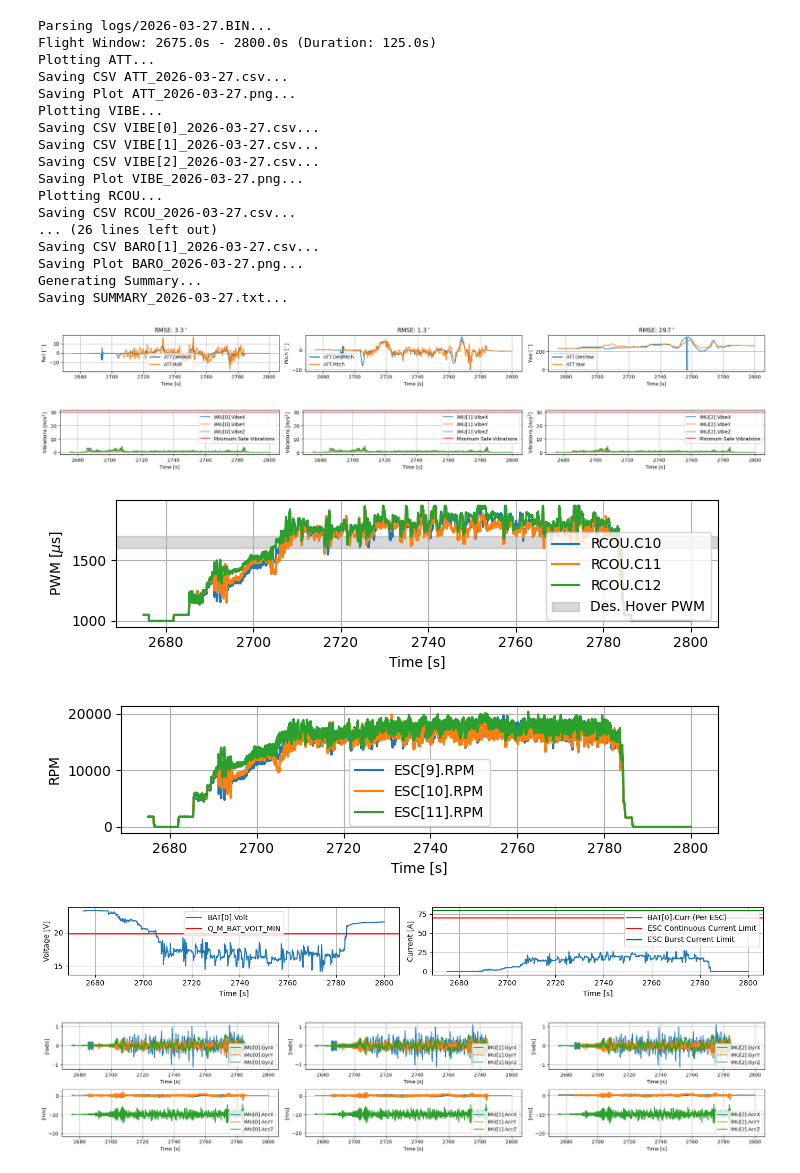
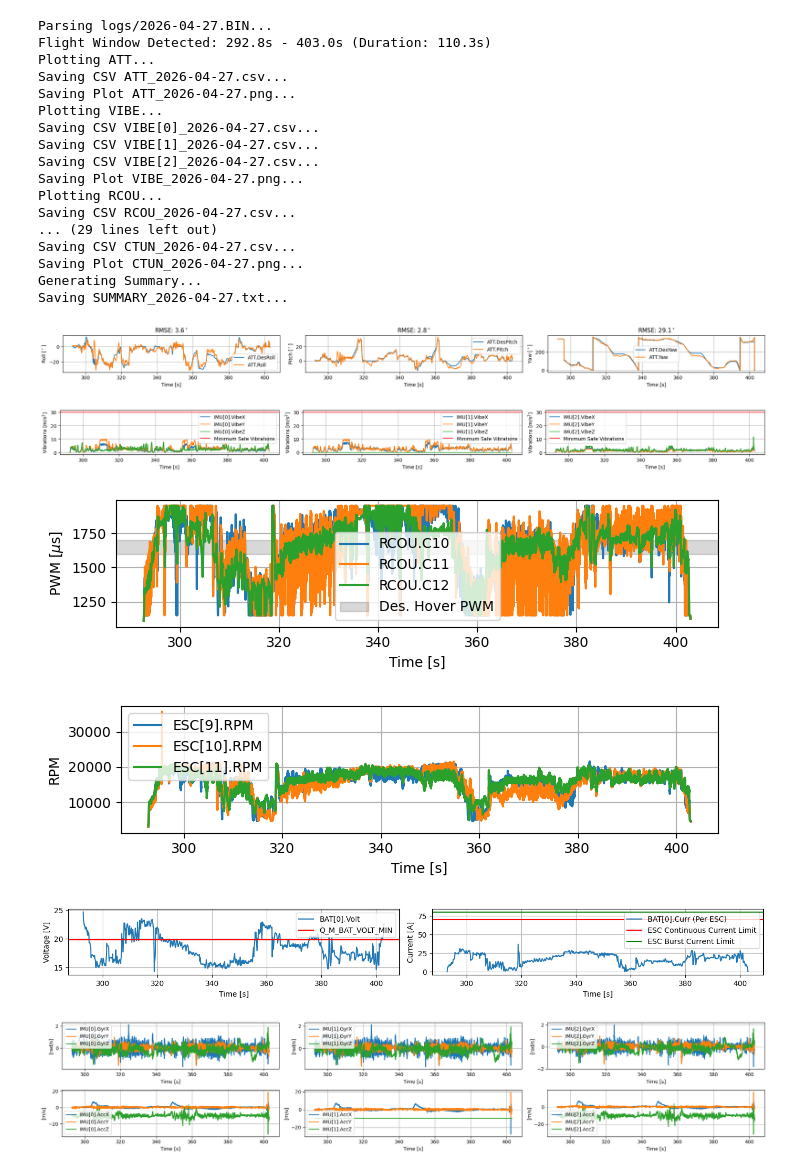
Before and after one commit to SukhbirMahal1/ArduPilotLogReviewer, a Jupyter notebook: examples/example_normal_log_review.ipynb, the cells around one changed output. Saved outputs shown, nothing was run; the diff lists cells and outputs as text; code cells hidden in the pictures.

```diff
--- a/examples/example_normal_log_review.ipynb
+++ b/examples/example_normal_log_review.ipynb
@@ -1,56 +1,55 @@
 # %%
 from ardupilot_log_reviewer import ArduPilotLogReviewer
 
-filedate = "2026-03-27"
+filedate = "2026-04-27"
 filepath = f"logs/{filedate}.BIN"
 MOTOR_RCOU_CH = [10, 11, 12]
 
 reviewer = ArduPilotLogReviewer(
     filedate=filedate,
     filepath=filepath,
     MOTOR_RCOU_CH=MOTOR_RCOU_CH,
-    auto_detect_flight=False,
-    T_MIN=2675,
-    T_MAX=2800,
+    auto_detect_flight=True,
     ESC_CONT_A=70,
     ESC_BURST_A=80,
     save_plots=True,
     show_plots=True,
     verbose=True
 )
 
 reviewer.plot_att()
 reviewer.plot_vibes()
 reviewer.plot_rcou()
 reviewer.plot_esc()
 reviewer.plot_bat()
 reviewer.plot_imus()
 reviewer.plot_powr()
 reviewer.plot_compass_interference()
 reviewer.plot_gps()
 reviewer.plot_baro()
+reviewer.plot_ctun()
 reviewer.save_summary()
 # %% [output]
-Parsing logs/2026-03-27.BIN...
-Flight Window: 2675.0s - 2800.0s (Duration: 125.0s)
+Parsing logs/2026-04-27.BIN...
+Flight Window Detected: 292.8s - 403.0s (Duration: 110.3s)
 Plotting ATT...
-Saving CSV ATT_2026-03-27.csv...
-Saving Plot ATT_2026-03-27.png...
+Saving CSV ATT_2026-04-27.csv...
+Saving Plot ATT_2026-04-27.png...
 Plotting VIBE...
-Saving CSV VIBE[0]_2026-03-27.csv...
-Saving CSV VIBE[1]_2026-03-27.csv...
-Saving CSV VIBE[2]_2026-03-27.csv...
-Saving Plot VIBE_2026-03-27.png...
+Saving CSV VIBE[0]_2026-04-27.csv...
+Saving CSV VIBE[1]_2026-04-27.csv...
+Saving CSV VIBE[2]_2026-04-27.csv...
+Saving Plot VIBE_2026-04-27.png...
 Plotting RCOU...
-Saving CSV RCOU_2026-03-27.csv...
-... (26 lines left out)
-Saving CSV BARO[1]_2026-03-27.csv...
-Saving Plot BARO_2026-03-27.png...
+Saving CSV RCOU_2026-04-27.csv...
+... (29 lines left out)
+Saving CSV CTUN_2026-04-27.csv...
+Saving Plot CTUN_2026-04-27.png...
 Generating Summary...
-Saving SUMMARY_2026-03-27.txt...
+Saving SUMMARY_2026-04-27.txt...
-[figure, old version]
+[figure, new version]
-[figure, old version]
+[figure, new version]
-[figure, old version]
+[figure, new version]
-[figure, old version]
+[figure, new version]
-[figure, old version]
+[figure, new version]
-[figure, old version]
+[figure, new version]
```
Also changed, not shown: parts of 2 cells of this notebook, 4 other files.
